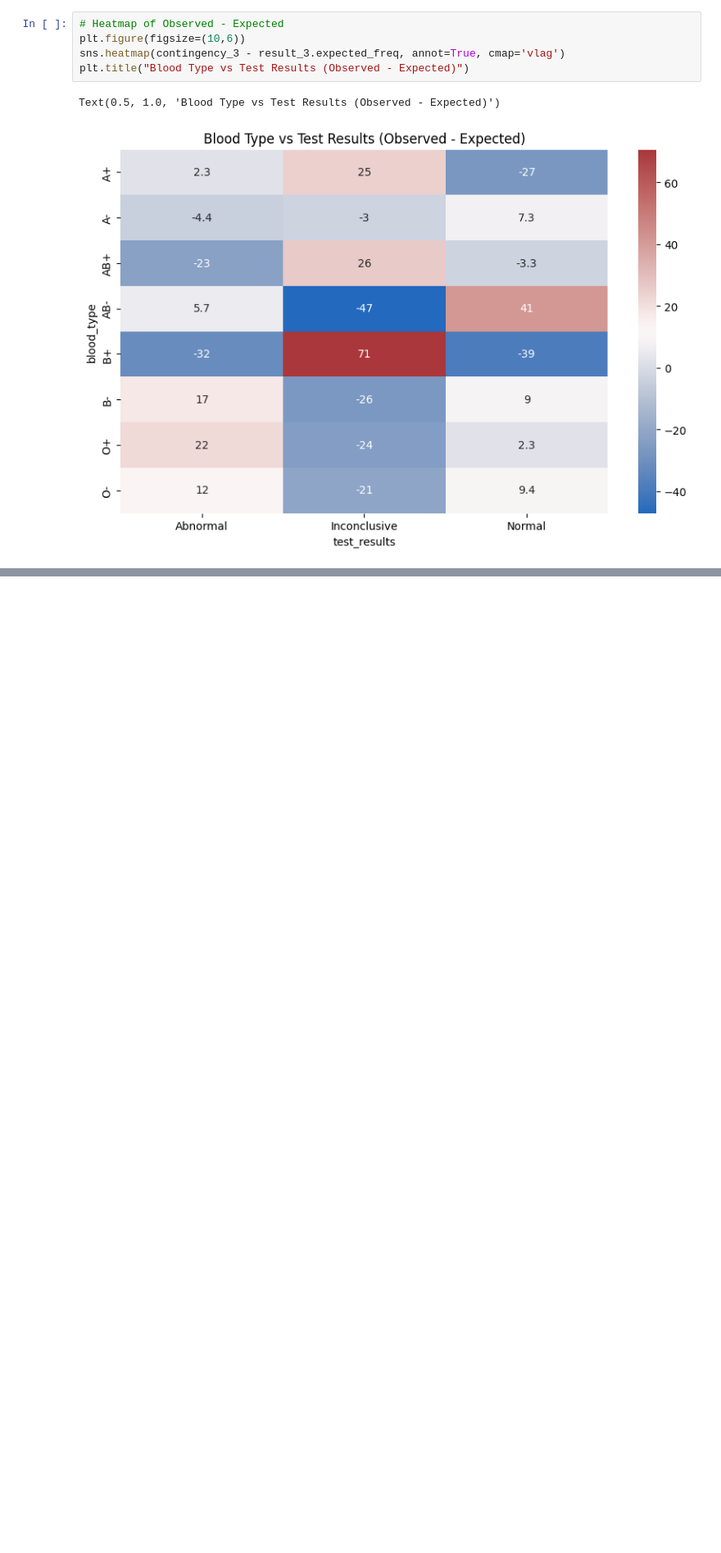
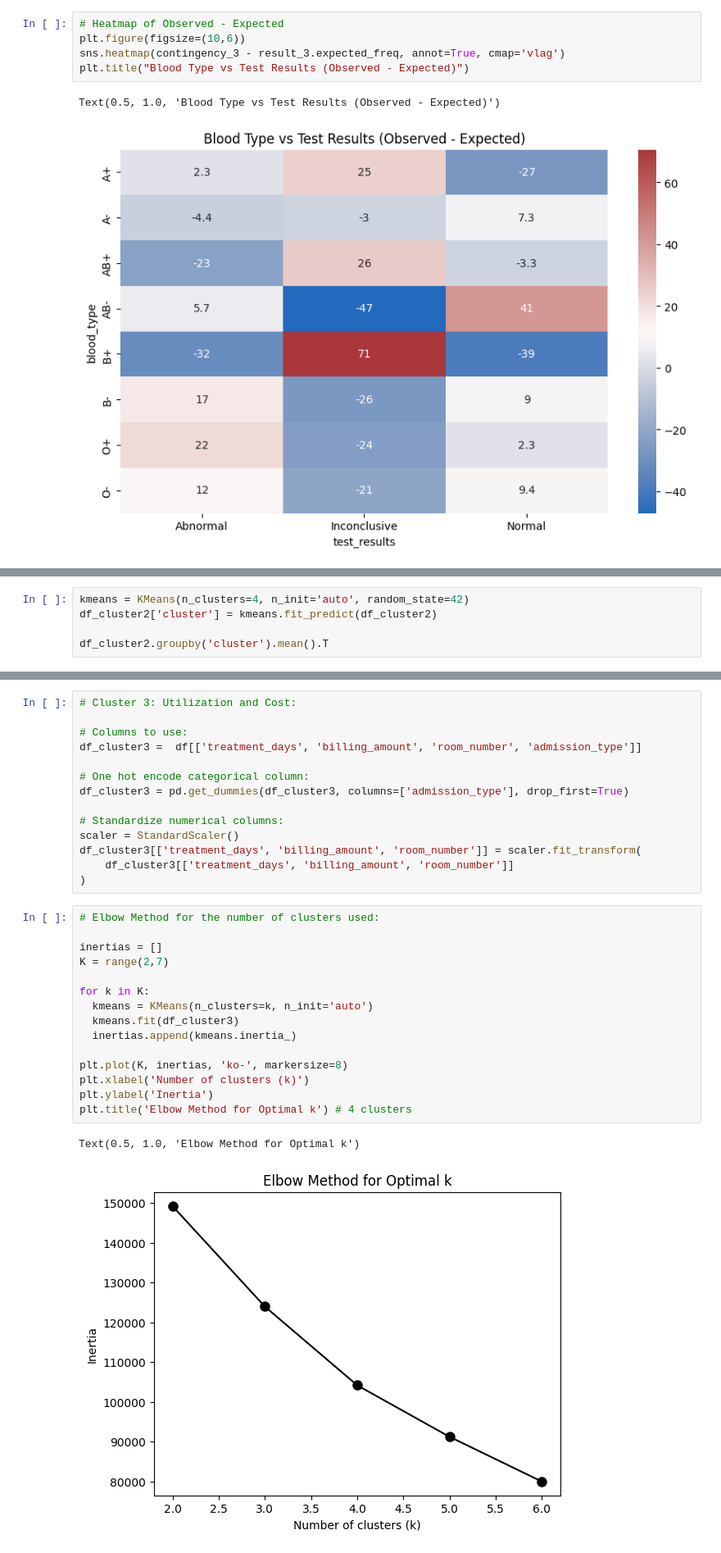
Before and after one commit to HaiderrX/CISC4900-Healthcare-Dataset-Data-Analysis, a Jupyter notebook: Code/Heatlhcare_Data_Analysis.ipynb, the cells around one changed output, grey strips where cells are left out. Shown at 82% size. Cells and saved outputs as stored; diff of their text form; blank space fills up the shorter version.

```diff
--- a/Code/Heatlhcare_Data_Analysis.ipynb
+++ b/Code/Heatlhcare_Data_Analysis.ipynb
@@ -683,0 +889,5 @@ Text(0.5, 1.0, 'Blood Type vs Test Results (Observed - Expected)')
+# %%
+kmeans = KMeans(n_clusters=4, n_init='auto', random_state=42)
+df_cluster2['cluster'] = kmeans.fit_predict(df_cluster2)
+
+df_cluster2.groupby('cluster').mean().T
@@ -683,0 +909,32 @@ Text(0.5, 1.0, 'Blood Type vs Test Results (Observed - Expected)')
+# %%
+# Cluster 3: Utilization and Cost:
+
+# Columns to use:
+df_cluster3 =  df[['treatment_days', 'billing_amount', 'room_number', 'admission_type']]
+
+# One hot encode categorical column:
+df_cluster3 = pd.get_dummies(df_cluster3, columns=['admission_type'], drop_first=True)
+
+# Standardize numerical columns:
+scaler = StandardScaler()
+df_cluster3[['treatment_days', 'billing_amount', 'room_number']] = scaler.fit_transform(
+    df_cluster3[['treatment_days', 'billing_amount', 'room_number']]
+)
+# %%
+# Elbow Method for the number of clusters used:
+
+inertias = []
+K = range(2,7)
+
+for k in K:
+  kmeans = KMeans(n_clusters=k, n_init='auto')
+  kmeans.fit(df_cluster3)
+  inertias.append(kmeans.inertia_)
+
+plt.plot(K, inertias, 'ko-', markersize=8)
+plt.xlabel('Number of clusters (k)')
+plt.ylabel('Inertia')
+plt.title('Elbow Method for Optimal k') # 4 clusters
+# %% [output]
+Text(0.5, 1.0, 'Elbow Method for Optimal k')
+[figure, added]
```
Also changed, not shown: parts of 22 cells of this notebook.
